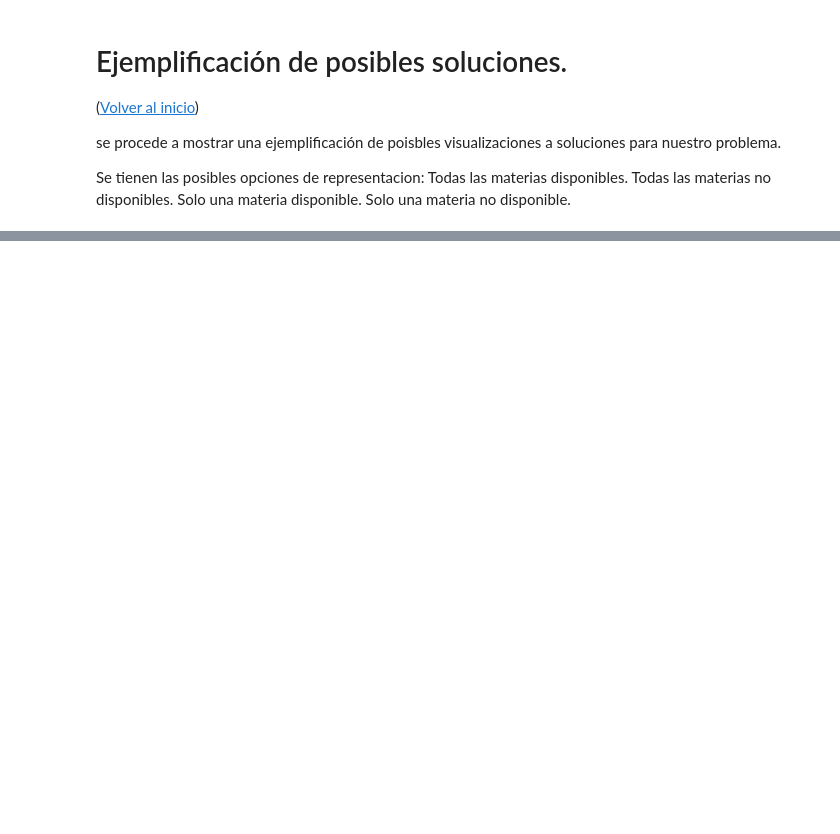
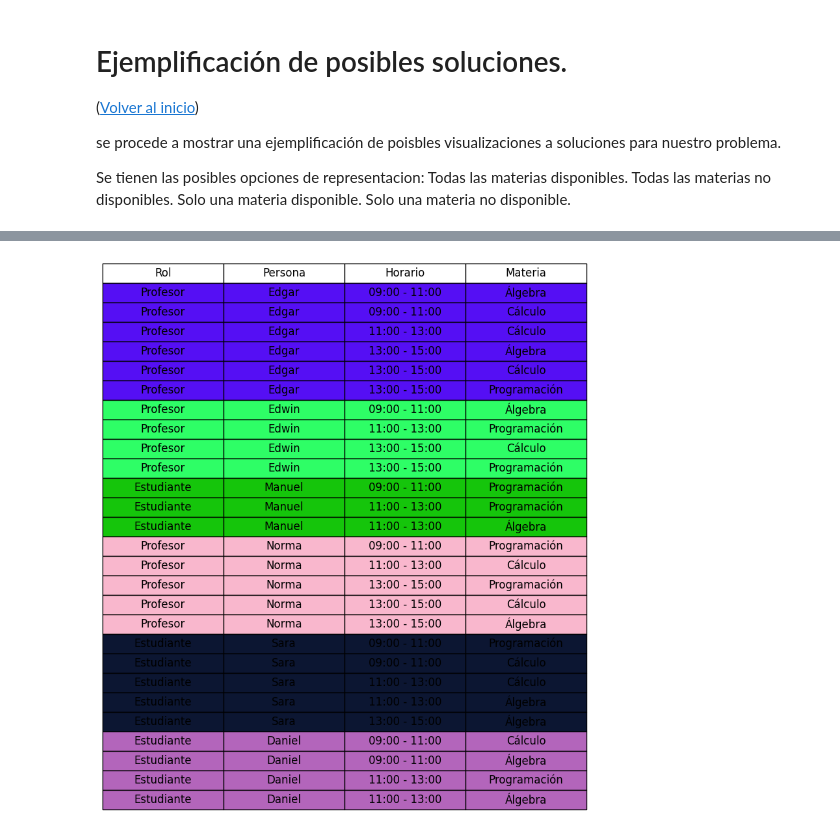
Before and after one commit to ManuelCrzUR/Proyecto_final_LPCC, a Jupyter notebook: entrega3/interfaz_proyecto.ipynb, the cells around one changed output, grey strips where cells are left out. Saved outputs shown, nothing was run; the diff lists cells and outputs as text; code cells hidden in the pictures; blank space fills up the shorter version.

```diff
--- a/entrega3/interfaz_proyecto.ipynb
+++ b/entrega3/interfaz_proyecto.ipynb
@@ -96,0 +82,12 @@ d.visualizar_horario('Daniel y', 'Edgar', diccionario_monitorias_4)
+# %%
+# Caso 2: Todas las materias disponibles
+h.reglas[1]
+R2 = tseitin(h.reglas[1])
+s, dic2 = dpll(R2, {})
+# %%
+if s == 'Satisfacible':
+    h.visualizar_est(dic2)
+else:
+    print('No es satisfacible')
+# %% [output]
+[figure, added]
```
Also changed, not shown: parts of 21 cells of this notebook, 3 other files.
